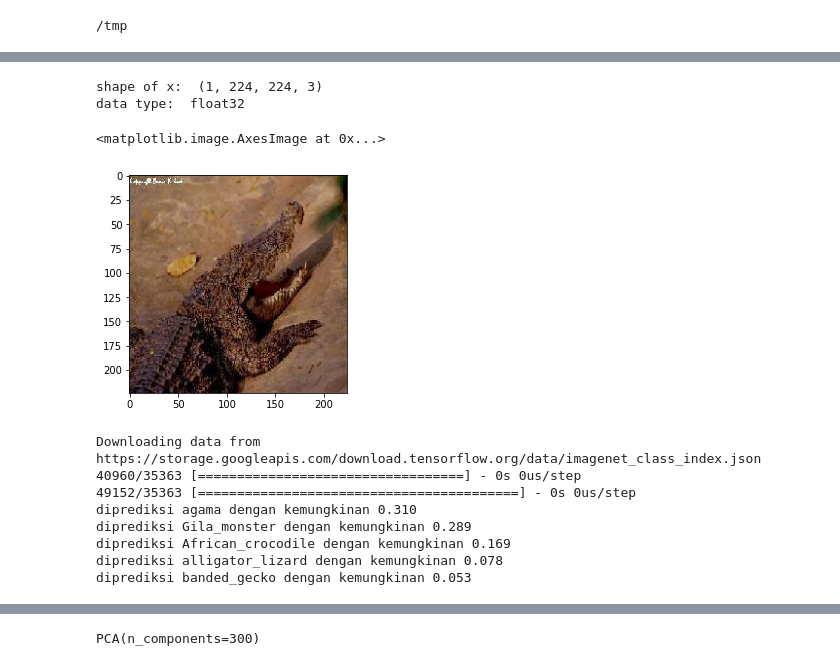
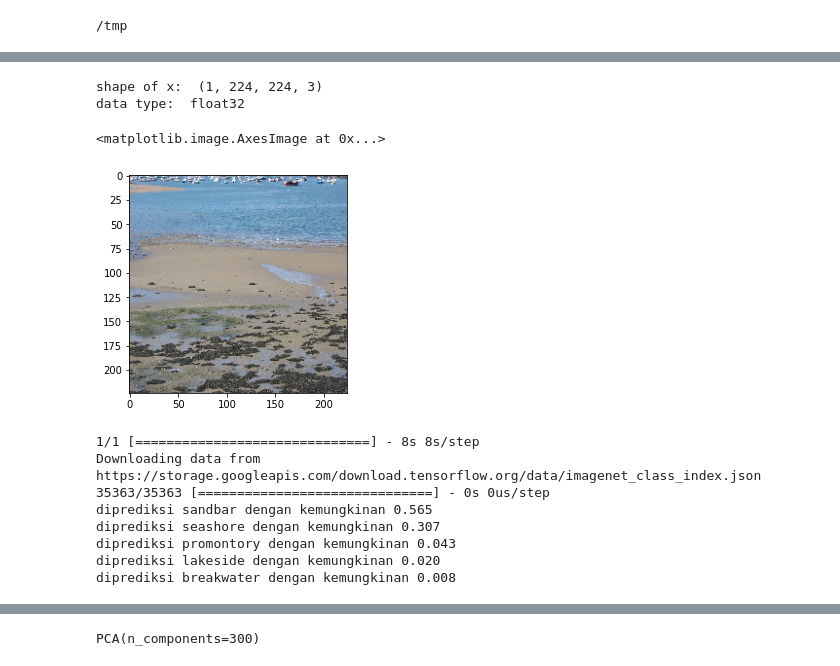
Before and after one commit to rasvanjaya21/animals-image-retrieval, a Jupyter notebook: code.ipynb, the cells around one changed output, grey strips where cells are left out. Saved outputs shown, nothing was run; the diff lists cells and outputs as text; code cells hidden in the pictures.

```diff
--- a/code.ipynb
+++ b/code.ipynb
@@ -115,22 +106,22 @@ _________________________________________________________________
 # %%
 # membuat fungsi untuk load citra
 def load_image(path):
-    img = image.load_img(path, target_size=model.input_shape[1:3])
-    x = image.img_to_array(img)
+    img = load_img(path, target_size=model.input_shape[1:3])
+    x = img_to_array(img)
     x = np.expand_dims(x, axis=0)
     x = preprocess_input(x)
     return img, x
 # %%
 # menampilkan citra, shape dan tipe data nya
-img, x = load_image("/dataset/crocodile/image_0021.jpg")
+img, x = load_image("dataset/111000.jpg")
 print("shape of x: ", x.shape)
 print("data type: ", x.dtype)
 plt.imshow(img)
 # %% [output]
 shape of x:  (1, 224, 224, 3)
 data type:  float32
 <matplotlib.image.AxesImage at 0x...>
-[figure, old version]
+[figure, new version]
 # %%
 # init predictions dari model VGG16 untuk menampilkan decode_predictions
 predictions = model.predict(x)
@@ -138,14 +129,14 @@ predictions = model.predict(x)
 for _, pred, prob in decode_predictions(predictions)[0]:
     print("diprediksi %s dengan kemungkinan %0.3f" % (pred, prob))
 # %% [output]
+1/1 [==============================] - 8s 8s/step
 Downloading data from https://storage.googleapis.com/download.tensorflow.org/data/imagenet_class_index.json
-40960/35363 [==================================] - 0s 0us/step
-49152/35363 [=========================================] - 0s 0us/step
-diprediksi agama dengan kemungkinan 0.310
-diprediksi Gila_monster dengan kemungkinan 0.289
-diprediksi African_crocodile dengan kemungkinan 0.169
-diprediksi alligator_lizard dengan kemungkinan 0.078
-diprediksi banded_gecko dengan kemungkinan 0.053
+35363/35363 [==============================] - 0s 0us/step
+diprediksi sandbar dengan kemungkinan 0.565
+diprediksi seashore dengan kemungkinan 0.307
+diprediksi promontory dengan kemungkinan 0.043
+diprediksi lakeside dengan kemungkinan 0.020
+diprediksi breakwater dengan kemungkinan 0.008
 # %%
 # init feature_extractor dari model VGG16 dan menampilkan summary
 feature_extractor = Model(inputs=model.input, outputs=model.get_layer("fc2").output)
```
Also changed, not shown: parts of 19 cells of this notebook.
